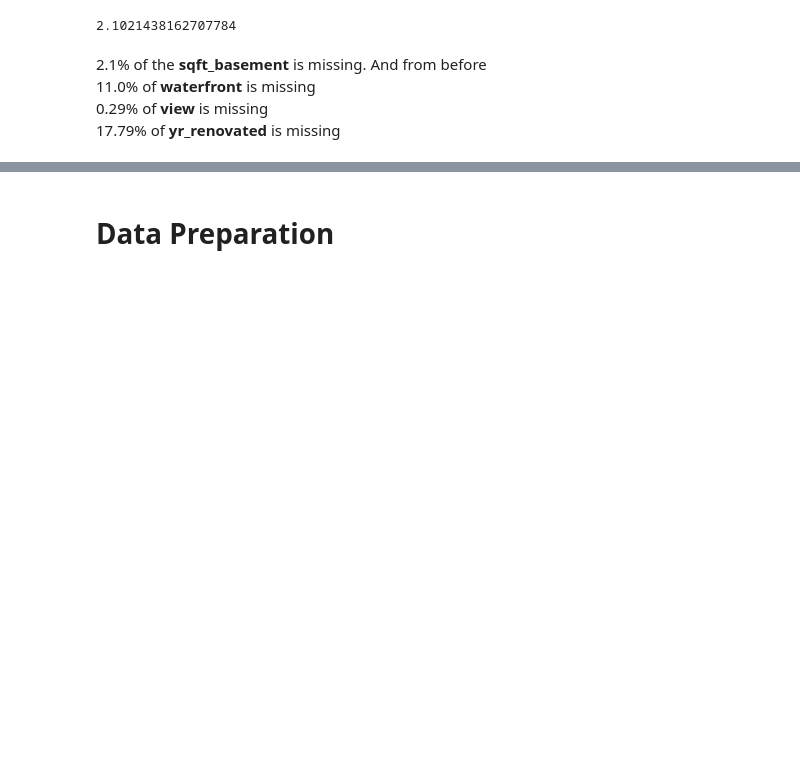
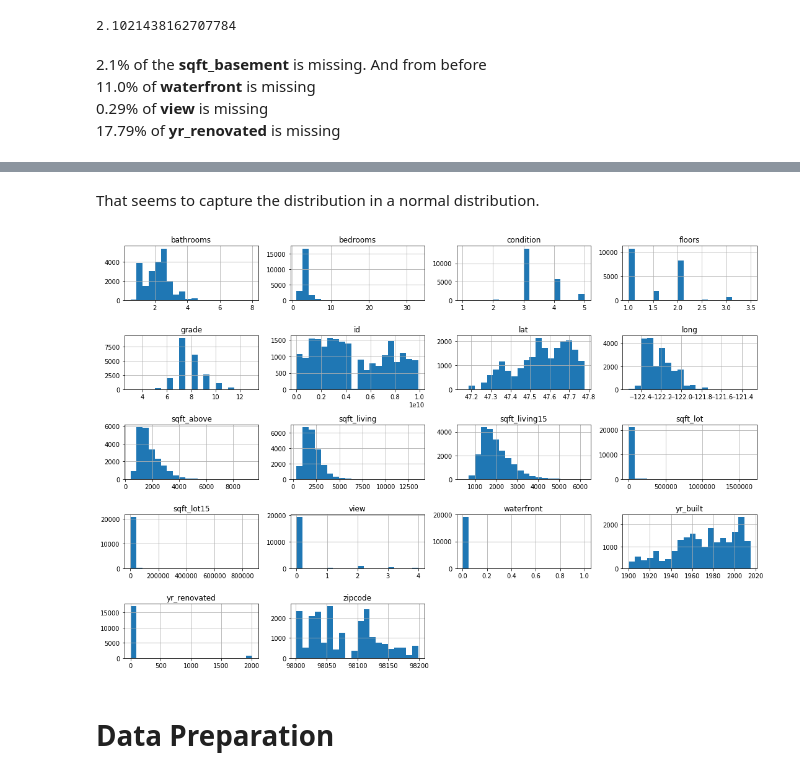
Before and after one commit to Patrickbfuller/lin_reg_tutorial, a Jupyter notebook: linear_regression.ipynb, the cells around one changed output, grey strips where cells are left out. Drawn from its saved outputs; the diff is of its cells as text; code cells hidden in the pictures; blank space fills up the shorter version.

```diff
--- a/linear_regression.ipynb
+++ b/linear_regression.ipynb
@@ -330,3 +361,10 @@ __yr_renovated__: Dropping ...
+# %% [markdown]
+That seems to capture the distribution in a normal distribution.
+# %%
+df_viz.drop('price', axis=1).hist(figsize=(15,10), bins=20)
+plt.tight_layout()
+# %% [output]
+[figure, added]
 # %% [markdown]
 # Data Preparation
 # %% [markdown]
```
Also changed, not shown: parts of 16 cells of this notebook.
